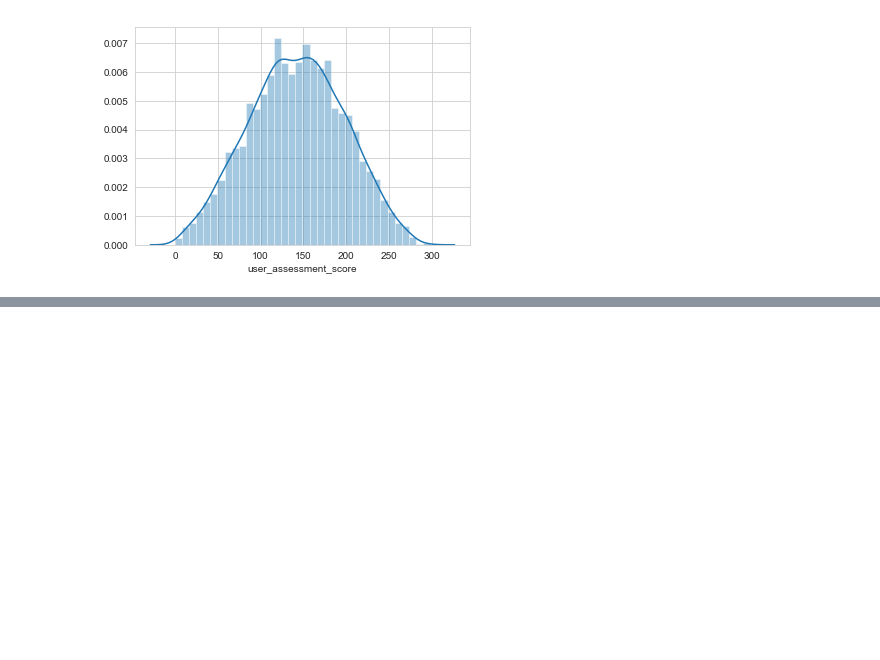
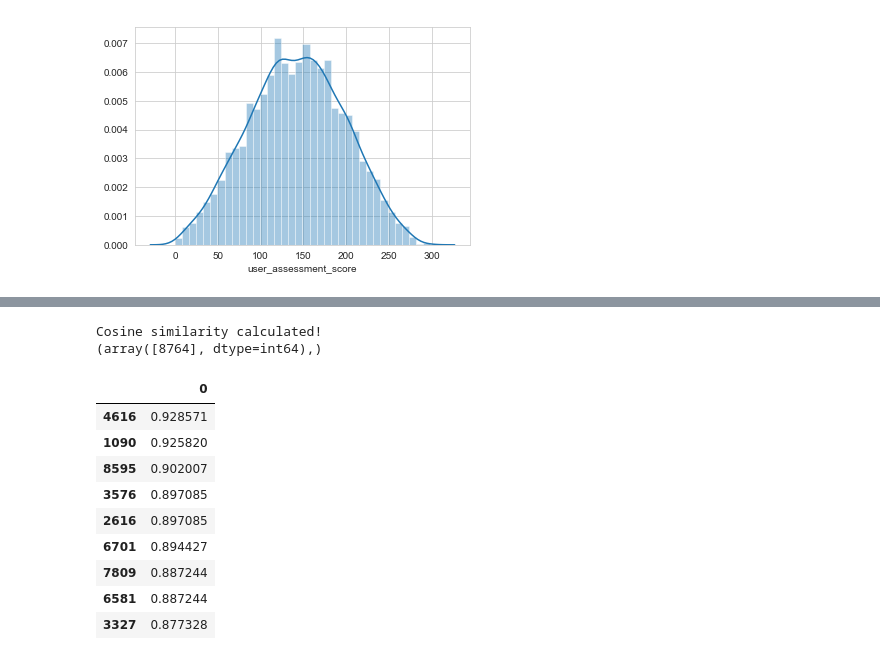
Before and after one commit to amandeepfj/MachineLearningProject, a Jupyter notebook: Data Understanding/DataUnderstanding.ipynb, the cells around one changed output, grey strips where cells are left out. Saved outputs shown, nothing was run; the diff lists cells and outputs as text; code cells hidden in the pictures; blank space fills up the shorter version.

```diff
--- a/Data Understanding/DataUnderstanding.ipynb
+++ b/Data Understanding/DataUnderstanding.ipynb
@@ -232,0 +347,20 @@ sns.distplot(user_assessment_scores['user_assessment_score'].dropna())
+# %%
+similarity_measure = SimilarityMeasure({
+                                'dataframe' : user_interests[['user_handle', 'interest_tag']].drop_duplicates(),
+                                'index_column' : 'user_handle', 'columns_column' : 'interest_tag'
+                                })
+similarity_measure.calculate_cosine_similarity()
+similarity_measure.get_cosine_similar_users('8887')
+# %% [output]
+Cosine similarity calculated!
+(array([8764], dtype=int64),)
+|  | 0 |
+| 4616 | 0.928571 |
+| 1090 | 0.925820 |
+| 8595 | 0.902007 |
+| 3576 | 0.897085 |
+| 2616 | 0.897085 |
+| 6701 | 0.894427 |
+| 7809 | 0.887244 |
+| 6581 | 0.887244 |
+| 3327 | 0.877328 |
```
Also changed, not shown: parts of 12 cells of this notebook.
